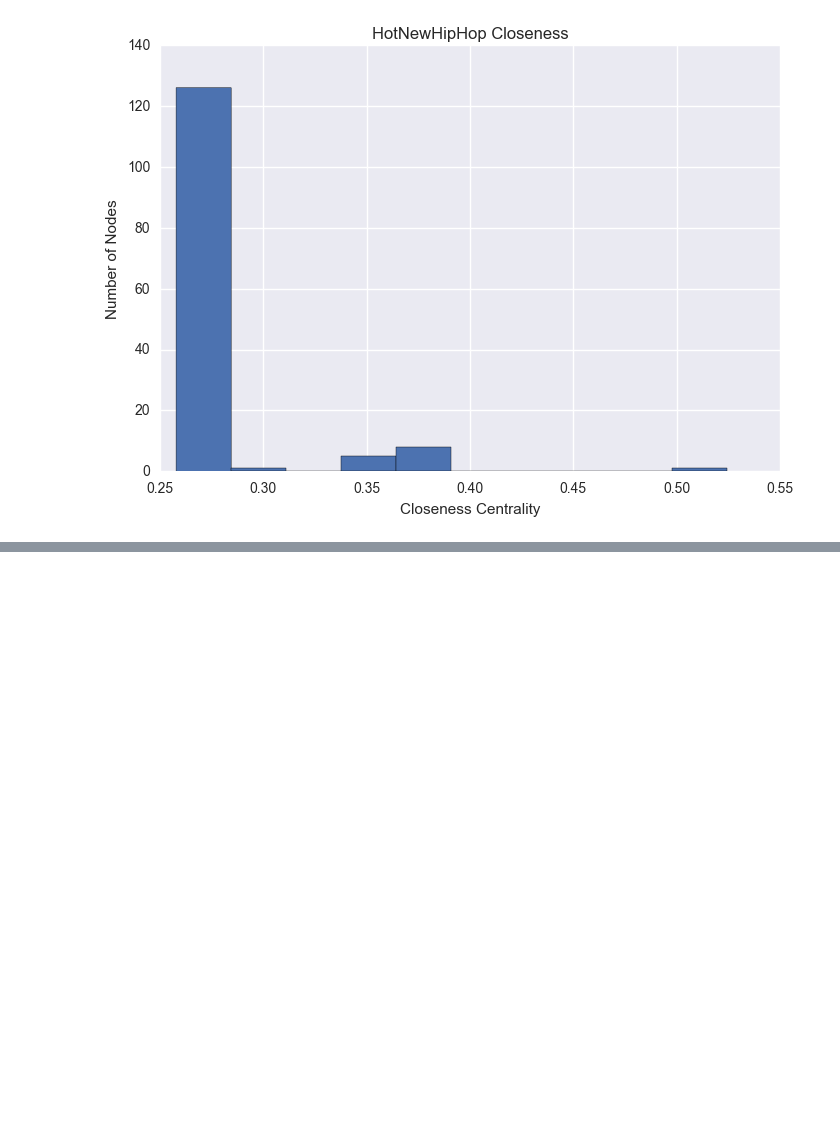
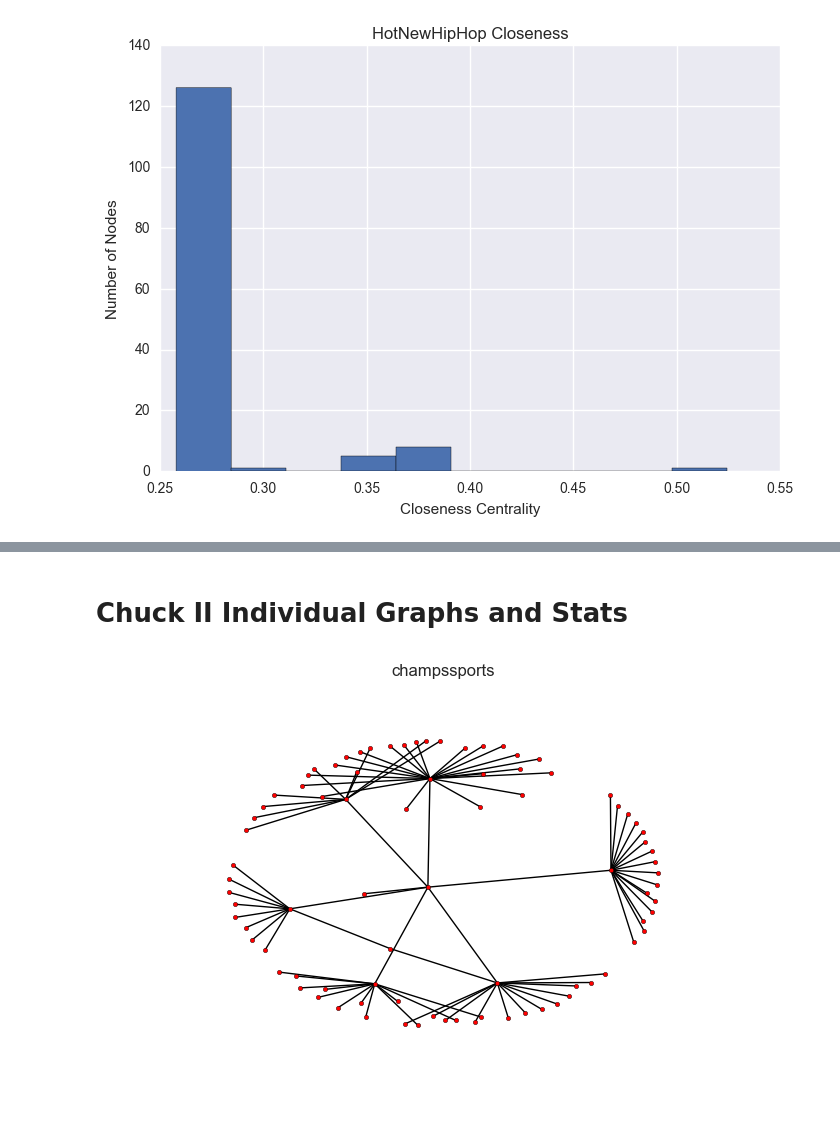
Before and after one commit to jrs33/Converse_Product_Launch, a Jupyter notebook: stan_smiths.ipynb, the cells around one changed output, grey strips where cells are left out. Drawn from its saved outputs; the diff is of its cells as text; code cells hidden in the pictures; blank space fills up the shorter version.

Commit message:
added chuck ii graphs and stats

```diff
--- a/stan_smiths.ipynb
+++ b/stan_smiths.ipynb
@@ -1087,3 +1087,5 @@ stan_klout[stan_klout['Author'] == '@HotNewHipHop']
 |  | GUID | Date (EST) | URL | Contents | Author | Name | Country | State/Region | City/Urban Area | ... |
 | 3345 | 717126110585053184 | 4/4/16 19:06 | http://twitter.com/HotNewHipHop/s... | The Stan Smith just got its bigge... | @HotNewHipHop | HotNewHipHop | United States of America | New York | New York | ... |
 | 7220 | 717076793144913920 | 4/4/16 15:50 | http://twitter.com/HotNewHipHop/s... | .@adidas gives the Stan Smith a P... | @HotNewHipHop | HotNewHipHop | United States of America | New York | New York | ... |
+# %% [markdown]
+# Chuck II Individual Graphs and Stats
@@ -1089,0 +1098,14 @@ stan_klout[stan_klout['Author'] == '@HotNewHipHop']
+# %%
+network_df_champssports = pd.read_csv("network_df_champssports.csv", encoding = "ISO-8859-1")
+
+champssports_chuck_graph = nx.from_pandas_dataframe(network_df_champssports,
+                                 source = 'followed_by',
+                                 target = 'being_followed',
+                                 edge_attr = ['followers', 'num_favorites', 'num_lists'])
+
+%matplotlib inline
+nx.draw(champssports_chuck_graph, node_size = 10)
+plt.title('champssports')
+plt.show()
+# %% [output]
+[figure, added]
```
Also changed, not shown: parts of 23 cells of this notebook.
